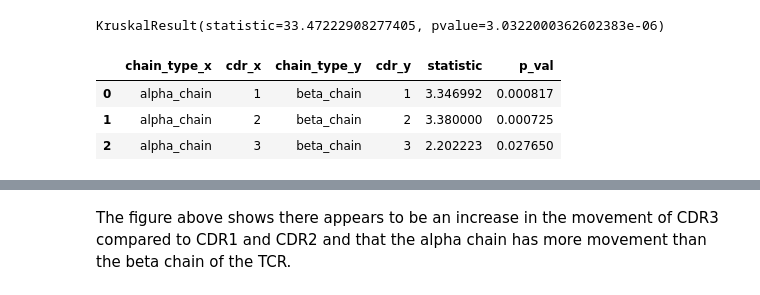
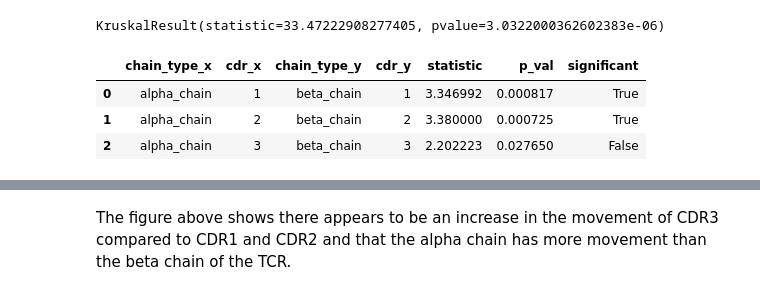
Before and after one commit to benjiemc/tcr-pmhc-interface-analysis, a Jupyter notebook: notebooks/Comparison_of_apo_and_holo_CDR_loops.ipynb, the cells around one changed output, grey strips where cells are left out. Drawn from its saved outputs; the diff is of its cells as text; code cells hidden in the pictures.

```diff
--- a/notebooks/Comparison_of_apo_and_holo_CDR_loops.ipynb
+++ b/notebooks/Comparison_of_apo_and_holo_CDR_loops.ipynb
@@ -48,22 +48,22 @@ Now that the structures have been align, RMSD can be computed between all states
 # %%
 def categorize_movement(rmsd: float) -> str:
     if rmsd < NOISE_LEVEL:
-        return 'little movement'
+        return 'Little Movement'
 
     if NOISE_LEVEL <= rmsd < 1.0:
-        return 'some movement'
+        return 'Some Movement'
 
     if 1.0 <= rmsd < 2.0:
-        return 'movement'
+        return 'Movement'
 
     if 2.0 <= rmsd < 4.0:
-        return 'large movement'
+        return 'Large Movement'
 
     if 4.0 <= rmsd:
-        return 'significant movement'
+        return 'Significant Movement'
 
 
-movement_order = pd.CategoricalDtype(categories=['little movement', 'some movement', 'movement', 'large movement', 'significant movement'], ordered=True)
+movement_order = pd.CategoricalDtype(categories=['Little Movement', 'Some Movement', 'Movement', 'Large Movement', 'Significant Movement'], ordered=True)
 # %% [markdown]
 ### Framework Alignment
 # %%
@@ -212,4 +212,6 @@ results_loop
 Since RMSD was calculated for all pairings of the same TCR, the apo-holo (or holo-apo) comparisons were selected.
 # %% [markdown]
 ### Framework Alignment
+# %%
+results_framework['chain_type_formatted'] = results_framework['chain_type'].str.replace('_', ' ').str.title()
 # %%
@@ -241,37 +256,37 @@ KruskalResult(statistic=33.47222908277405, pvalue=3.0322000362602383e-06)
 # %%
 combos = [(((chain_x, cdr_x), sample_x), ((chain_y, cdr_y), sample_y))
           for ((chain_x, cdr_x), sample_x), ((chain_y, cdr_y), sample_y) in itertools.combinations(treatments, 2)
           if cdr_x == cdr_y]
 
-chain_xs = []
-cdr_xs = []
-chain_ys = []
-cdr_ys = []
-statistics = []
-p_vals = []
+significance_level = 0.05 / len(combos)
+
+framework_stats = {
+    'chain_type_x': [],
+    'cdr_x': [],
+    'chain_type_y': [],
+    'cdr_y': [],
+    'statistic': [],
+    'p_val': [],
+}
 
 for ((chain_x, cdr_x), sample_x), ((chain_y, cdr_y), sample_y) in combos:
     stat, p_val = scipy.stats.ranksums(sample_x, sample_y)
 
-    chain_xs.append(chain_x)
-    cdr_xs.append(cdr_x)
-    chain_ys.append(chain_y)
-    cdr_ys.append(cdr_y)
+    framework_stats['chain_type_x'].append(chain_x)
+    framework_stats['cdr_x'].append(cdr_x)
+    framework_stats['chain_type_y'].append(chain_y)
+    framework_stats['cdr_y'].append(cdr_y)
 
-    statistics.append(stat)
-    p_vals.append(p_val)
+    framework_stats['statistic'].append(stat)
+    framework_stats['p_val'].append(p_val)
 
-pd.DataFrame({
-    'chain_type_x': chain_xs,
-    'cdr_x': cdr_xs,
-    'chain_type_y': chain_ys,
-    'cdr_y': cdr_ys,
-    'statistic': statistics,
-    'p_val': p_vals,
-})
+framework_stats = pd.DataFrame(framework_stats)
+framework_stats['significant'] = framework_stats['p_val'] < significance_level
+
+framework_stats
 # %% [output]
-|  | chain_type_x | cdr_x | chain_type_y | cdr_y | statistic | p_val |
-| 0 | alpha_chain | 1 | beta_chain | 1 | 3.346992 | 0.000817 |
-| 1 | alpha_chain | 2 | beta_chain | 2 | 3.380000 | 0.000725 |
-| 2 | alpha_chain | 3 | beta_chain | 3 | 2.202223 | 0.027650 |
+|  | chain_type_x | cdr_x | chain_type_y | cdr_y | statistic | p_val | significant |
+| 0 | alpha_chain | 1 | beta_chain | 1 | 3.346992 | 0.000817 | True |
+| 1 | alpha_chain | 2 | beta_chain | 2 | 3.380000 | 0.000725 | True |
+| 2 | alpha_chain | 3 | beta_chain | 3 | 2.202223 | 0.027650 | False |
 # %%
```
Also changed, not shown: parts of 17 cells of this notebook, 3 other files.
